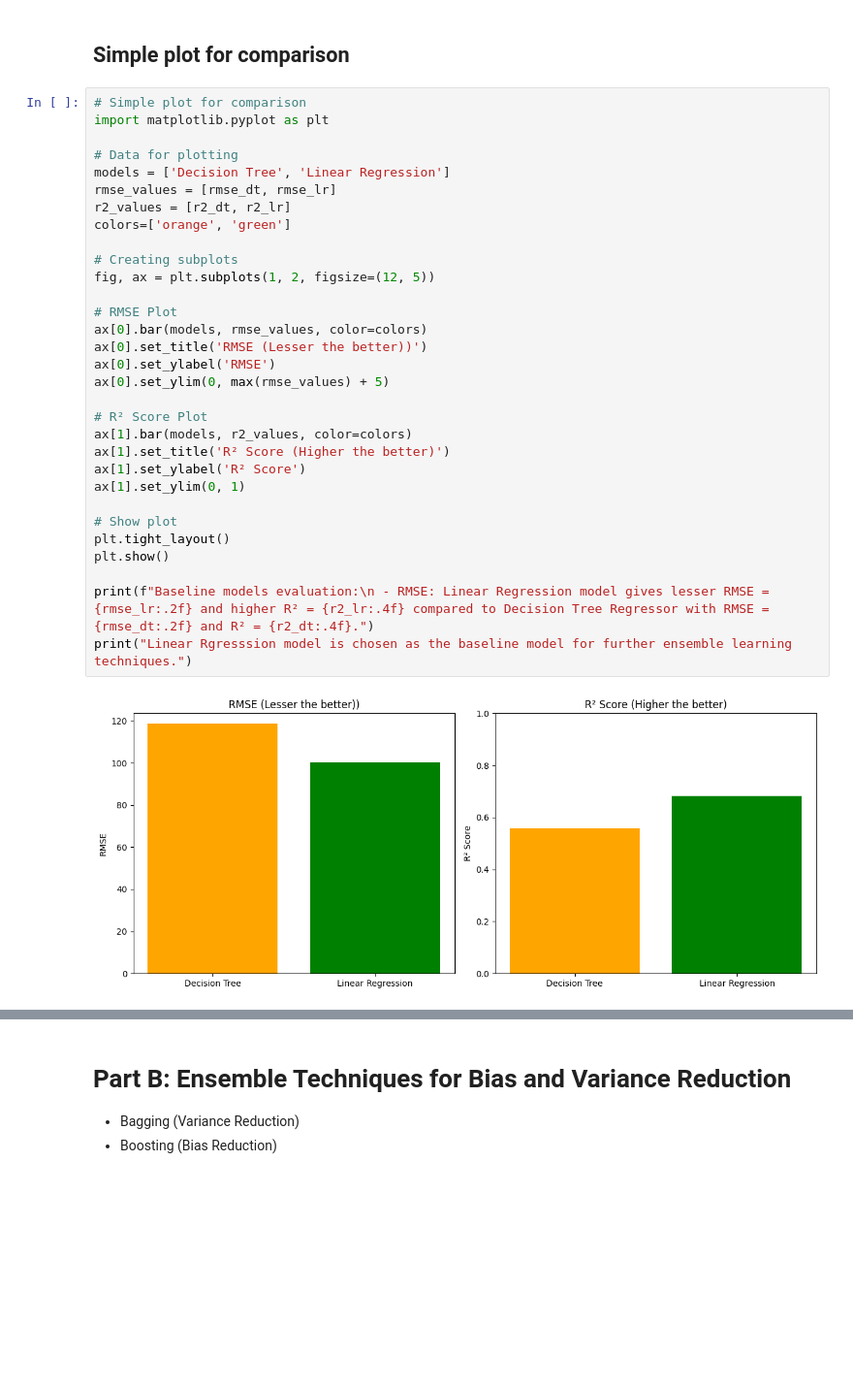
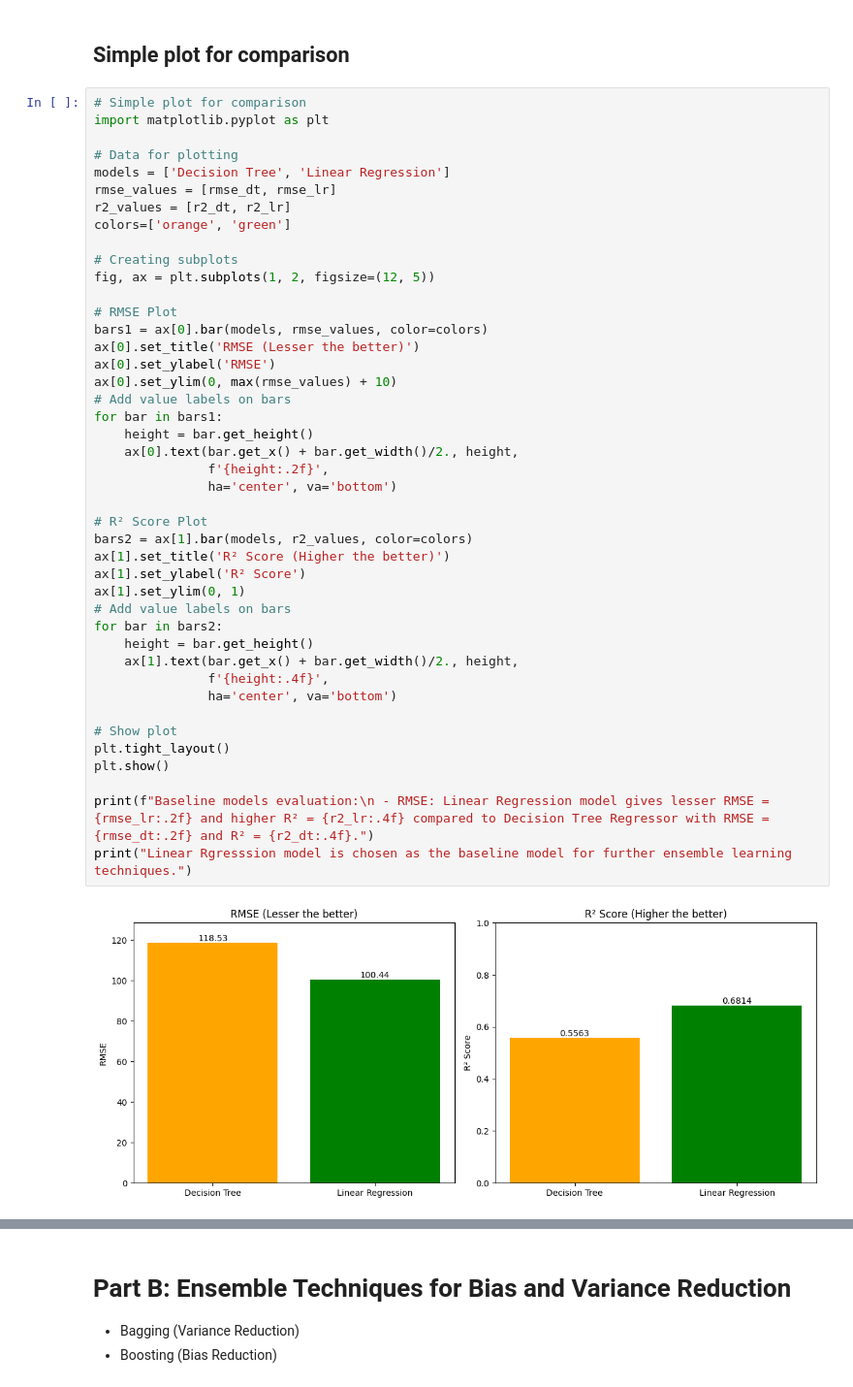
Before and after one commit to ha-rish-23/assignment-8-ha-rish-23, a Jupyter notebook: ensemble_learning.ipynb, the cells around one changed output, grey strips where cells are left out. Shown at 97% size. Drawn from its saved outputs; the diff is of its cells as text; blank space fills up the shorter version.

```diff
--- a/ensemble_learning.ipynb
+++ b/ensemble_learning.ipynb
@@ -72,36 +72,48 @@ r2_lr = r2_score(y_test, y_pred_lr)
 # %%
 # Simple plot for comparison
 import matplotlib.pyplot as plt
 
 # Data for plotting
 models = ['Decision Tree', 'Linear Regression']
 rmse_values = [rmse_dt, rmse_lr]
 r2_values = [r2_dt, r2_lr]
 colors=['orange', 'green']
 
 # Creating subplots
 fig, ax = plt.subplots(1, 2, figsize=(12, 5))
 
 # RMSE Plot
-ax[0].bar(models, rmse_values, color=colors)
-ax[0].set_title('RMSE (Lesser the better))')
+bars1 = ax[0].bar(models, rmse_values, color=colors)
+ax[0].set_title('RMSE (Lesser the better)')
 ax[0].set_ylabel('RMSE')
-ax[0].set_ylim(0, max(rmse_values) + 5)
+ax[0].set_ylim(0, max(rmse_values) + 10)
+# Add value labels on bars
+for bar in bars1:
+    height = bar.get_height()
+    ax[0].text(bar.get_x() + bar.get_width()/2., height,
+               f'{height:.2f}',
+               ha='center', va='bottom')
 
 # R² Score Plot
-ax[1].bar(models, r2_values, color=colors)
+bars2 = ax[1].bar(models, r2_values, color=colors)
 ax[1].set_title('R² Score (Higher the better)')
 ax[1].set_ylabel('R² Score')
 ax[1].set_ylim(0, 1)
+# Add value labels on bars
+for bar in bars2:
+    height = bar.get_height()
+    ax[1].text(bar.get_x() + bar.get_width()/2., height,
+               f'{height:.4f}',
+               ha='center', va='bottom')
 
 # Show plot
 plt.tight_layout()
 plt.show()
 
 print(f"Baseline models evaluation:\n - RMSE: Linear Regression model gives lesser RMSE = {rmse_lr:.2f} and higher R² = {r2_lr:.4f} compared to Decision Tree Regressor with RMSE = {rmse_dt:.2f} and R² = {r2_dt:.4f}.")
 print("Linear Rgresssion model is chosen as the baseline model for further ensemble learning techniques.")
 # %% [output]
-[figure, old version]
+[figure, new version]
 Baseline models evaluation:
  - RMSE: Linear Regression model gives lesser RMSE = 100.44 and higher R² = 0.6814 compared to Decision Tree Regressor with RMSE = 118.53 and R² = 0.5563.
 Linear Rgresssion model is chosen as the baseline model for further ensemble learning techniques.
```
